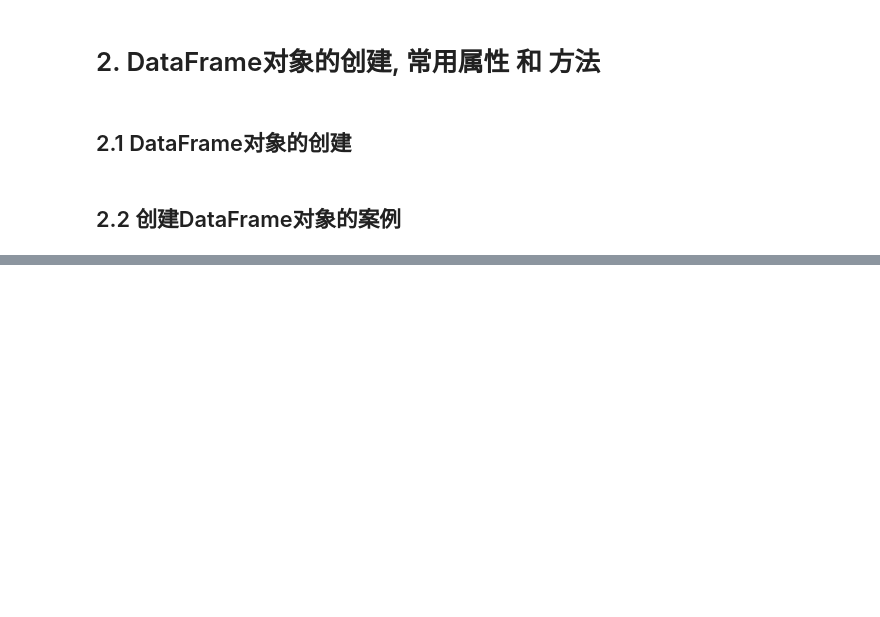
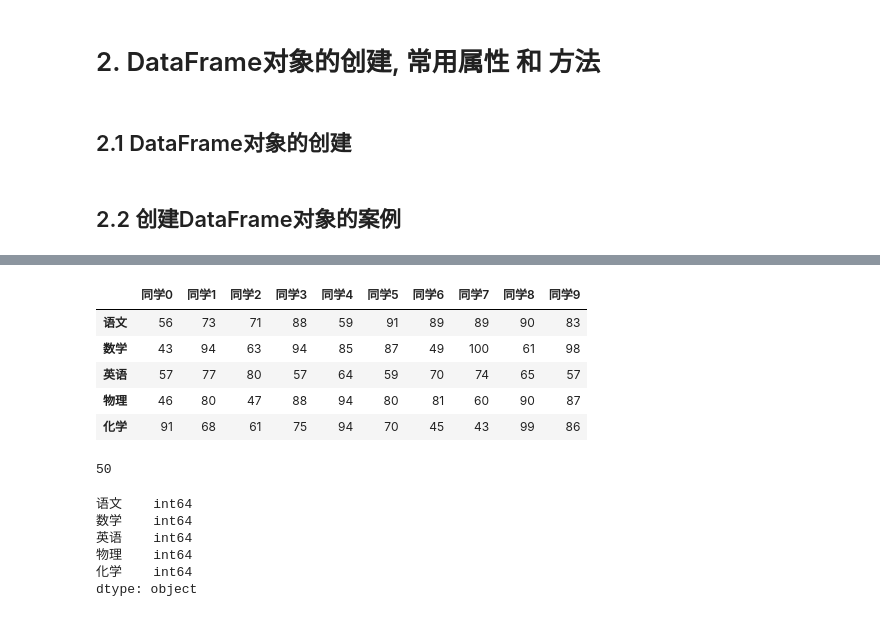
Before and after one commit to lawtherLee/jupyter_study, a Jupyter notebook: pandas/02_Pandas的数据结构和数据类型.ipynb, the cells around one changed output, grey strips where cells are left out. Saved outputs shown, nothing was run; the diff lists cells and outputs as text; code cells hidden in the pictures; blank space fills up the shorter version.

```diff
--- a/pandas/02_Pandas的数据结构和数据类型.ipynb
+++ b/pandas/02_Pandas的数据结构和数据类型.ipynb
@@ -128,0 +192,25 @@ score_df2
+# %%
+# T属性, 行列转置
+score_df.T
+# %% [output]
+|  | 同学0 | 同学1 | 同学2 | 同学3 | 同学4 | 同学5 | 同学6 | 同学7 | 同学8 | 同学9 |
+| 语文 | 56 | 73 | 71 | 88 | 59 | 91 | 89 | 89 | 90 | 83 |
+| 数学 | 43 | 94 | 63 | 94 | 85 | 87 | 49 | 100 | 61 | 98 |
+| 英语 | 57 | 77 | 80 | 57 | 64 | 59 | 70 | 74 | 65 | 57 |
+| 物理 | 46 | 80 | 47 | 88 | 94 | 80 | 81 | 60 | 90 | 87 |
+| 化学 | 91 | 68 | 61 | 75 | 94 | 70 | 45 | 43 | 99 | 86 |
+# %%
+# size属性, 获取df对象的元素个数, 行数 * 列数
+score_df.size
+# %% [output]
+50
+# %%
+# dtypes属性, 获取df对象的数据类型
+score_df.dtypes
+# %% [output]
+语文    int64
+数学    int64
+英语    int64
+物理    int64
+化学    int64
+dtype: object
```
Also changed, not shown: parts of 26 cells of this notebook.
